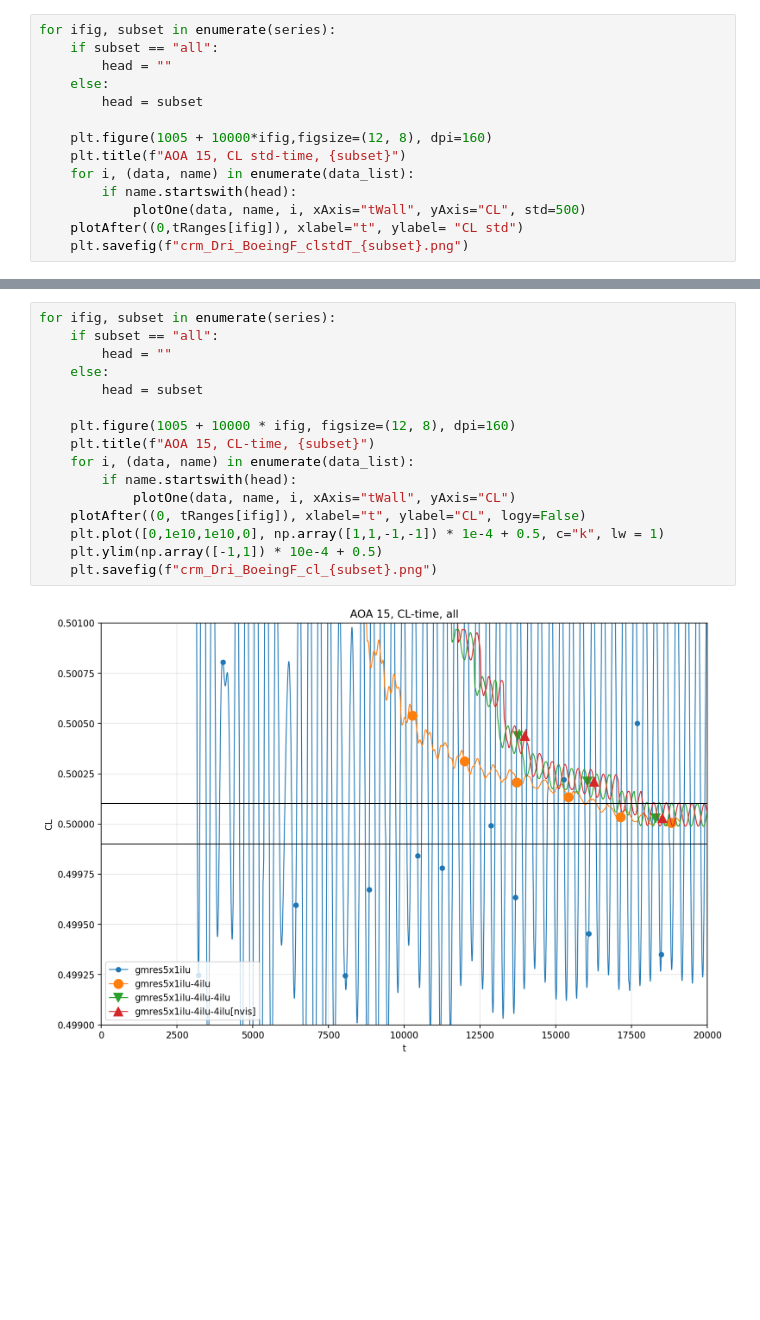
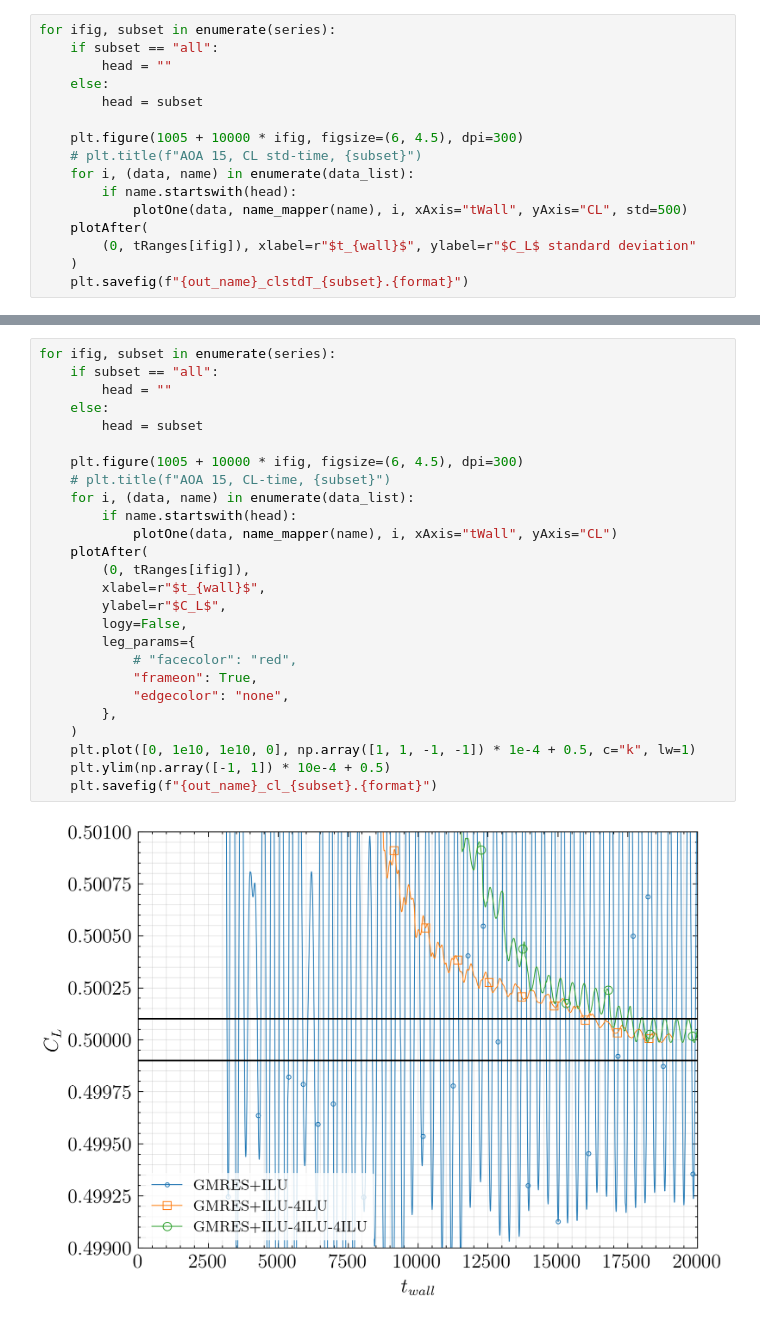
Before and after one commit to harryzhou2000/draw-CRM_Boeing_Test, a Jupyter notebook: PrintLogErrMGTest-CRM-BoeingF.ipynb, the cells around one changed output, grey strips where cells are left out. Drawn from its saved outputs; the diff is of its cells as text; blank space fills up the shorter version.

```diff
--- a/PrintLogErrMGTest-CRM-BoeingF.ipynb
+++ b/PrintLogErrMGTest-CRM-BoeingF.ipynb
@@ -144,11 +169,13 @@ for ifig, subset in enumerate(series):
     else:
         head = subset
 
-    plt.figure(1005 + 10000*ifig,figsize=(12, 8), dpi=160)
-    plt.title(f"AOA 15, CL std-time, {subset}")
+    plt.figure(1005 + 10000 * ifig, figsize=(6, 4.5), dpi=300)
+    # plt.title(f"AOA 15, CL std-time, {subset}")
     for i, (data, name) in enumerate(data_list):
         if name.startswith(head):
-            plotOne(data, name, i, xAxis="tWall", yAxis="CL", std=500)
-    plotAfter((0,tRanges[ifig]), xlabel="t", ylabel= "CL std")
-    plt.savefig(f"crm_Dri_BoeingF_clstdT_{subset}.png")
+            plotOne(data, name_mapper(name), i, xAxis="tWall", yAxis="CL", std=500)
+    plotAfter(
+        (0, tRanges[ifig]), xlabel=r"$t_{wall}$", ylabel=r"$C_L$ standard deviation"
+    )
+    plt.savefig(f"{out_name}_clstdT_{subset}.{format}")
 # %% [output]
@@ -156,18 +183,28 @@ for ifig, subset in enumerate(series):
 # %%
 for ifig, subset in enumerate(series):
     if subset == "all":
         head = ""
     else:
         head = subset
 
-    plt.figure(1005 + 10000 * ifig, figsize=(12, 8), dpi=160)
-    plt.title(f"AOA 15, CL-time, {subset}")
+    plt.figure(1005 + 10000 * ifig, figsize=(6, 4.5), dpi=300)
+    # plt.title(f"AOA 15, CL-time, {subset}")
     for i, (data, name) in enumerate(data_list):
         if name.startswith(head):
-            plotOne(data, name, i, xAxis="tWall", yAxis="CL")
-    plotAfter((0, tRanges[ifig]), xlabel="t", ylabel="CL", logy=False)
-    plt.plot([0,1e10,1e10,0], np.array([1,1,-1,-1]) * 1e-4 + 0.5, c="k", lw = 1)
-    plt.ylim(np.array([-1,1]) * 10e-4 + 0.5)
-    plt.savefig(f"crm_Dri_BoeingF_cl_{subset}.png")
+            plotOne(data, name_mapper(name), i, xAxis="tWall", yAxis="CL")
+    plotAfter(
+        (0, tRanges[ifig]),
+        xlabel=r"$t_{wall}$",
+        ylabel=r"$C_L$",
+        logy=False,
+        leg_params={
+            # "facecolor": "red",
+            "frameon": True,
+            "edgecolor": "none",
+        },
+    )
+    plt.plot([0, 1e10, 1e10, 0], np.array([1, 1, -1, -1]) * 1e-4 + 0.5, c="k", lw=1)
+    plt.ylim(np.array([-1, 1]) * 10e-4 + 0.5)
+    plt.savefig(f"{out_name}_cl_{subset}.{format}")
 # %% [output]
-[figure, old version]
+[figure, new version]
```
Also changed, not shown: parts of 4 cells of this notebook, 2 other files.
